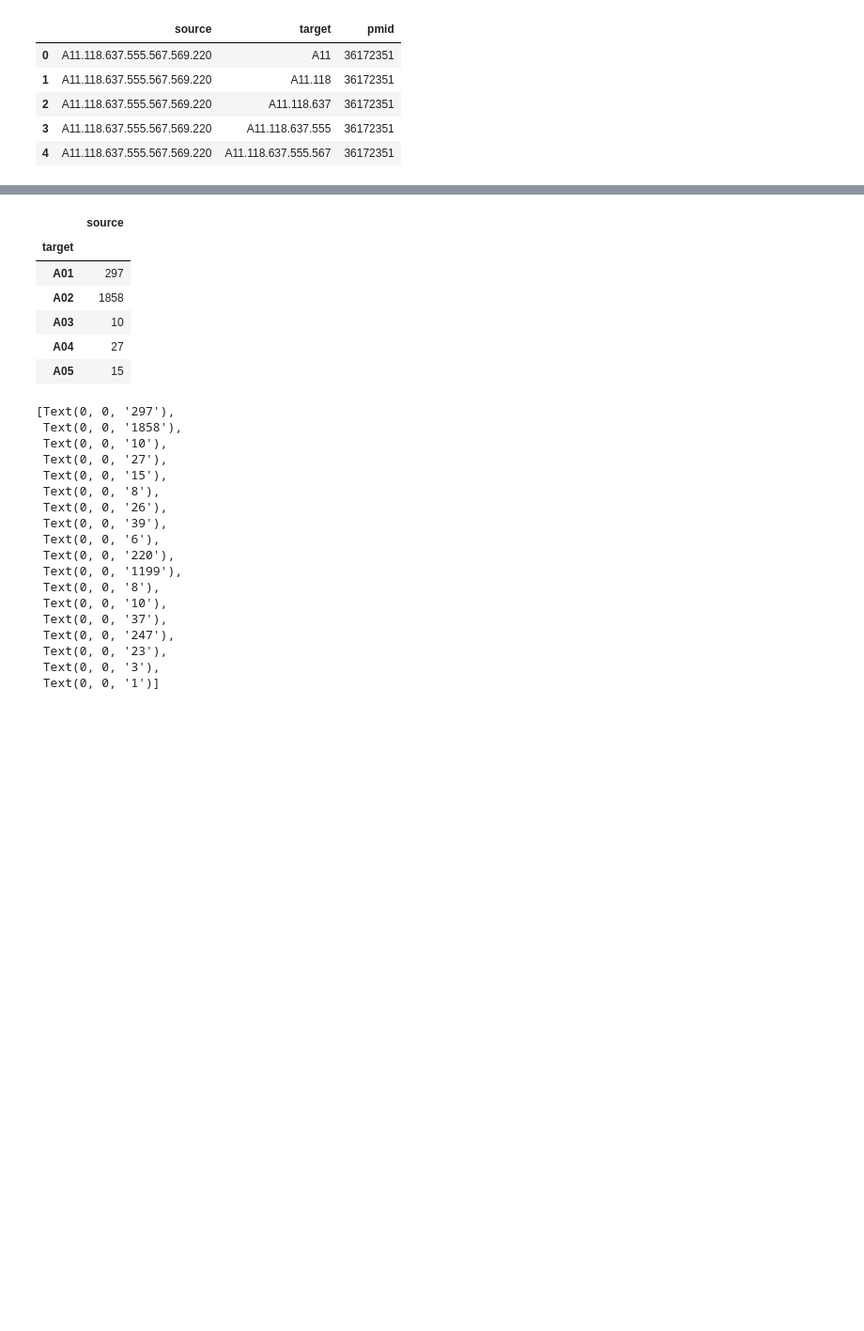
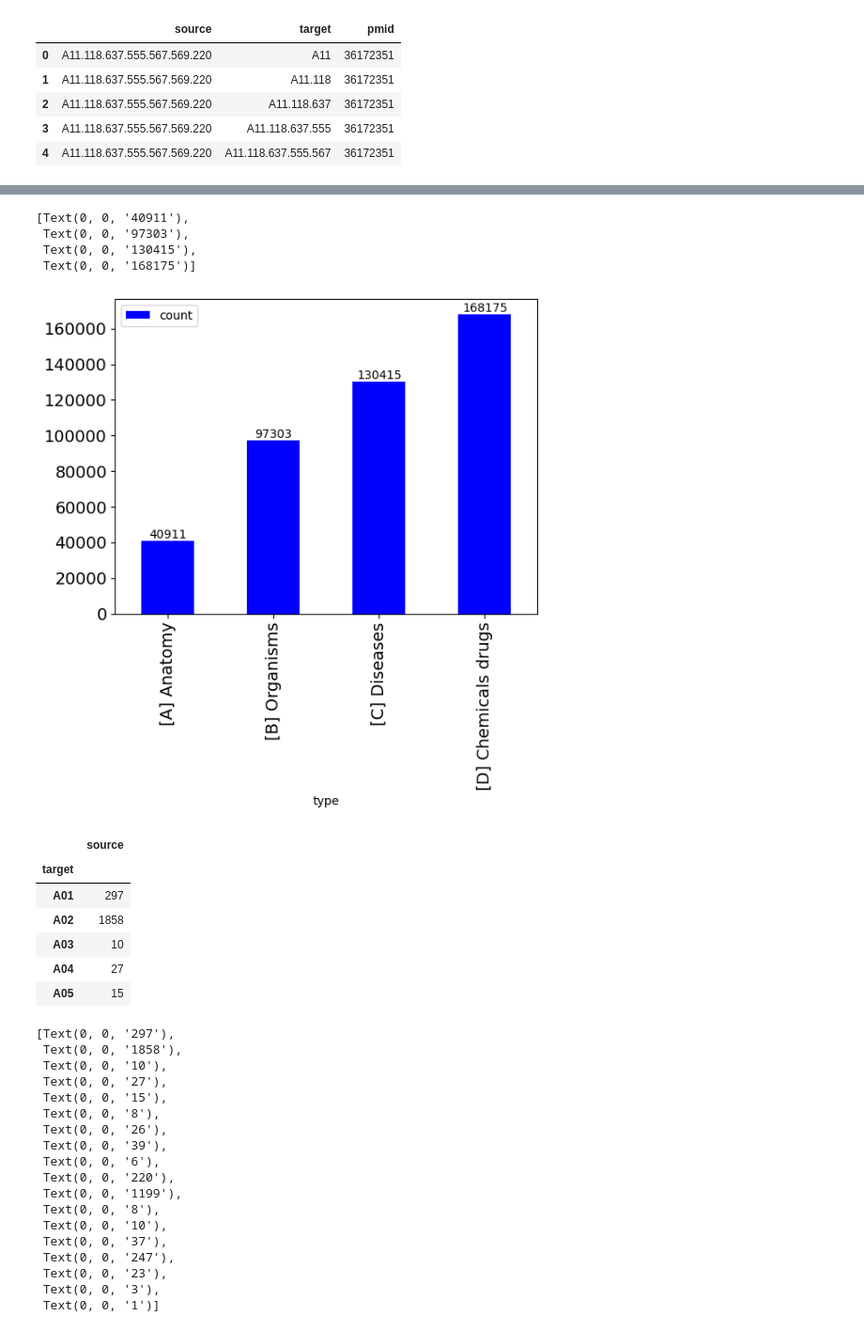
Before and after one commit to hannesbreit/pubmed-scrapper, a Jupyter notebook: descriptive-analysis.ipynb, the cells around one changed output, grey strips where cells are left out. Shown at 94% size. Drawn from its saved outputs; the diff is of its cells as text; code cells hidden in the pictures; blank space fills up the shorter version.

```diff
--- a/descriptive-analysis.ipynb
+++ b/descriptive-analysis.ipynb
@@ -71,0 +94,41 @@ ax.bar_label(ax.containers[0])
+# %%
+# count all values in the column 'source' which start with 'A' and assign it to a variable called anatomy_count
+Anatomy_count = df['source'].str.startswith('A').sum()
+# count all values in the column 'source' which start with 'B' and assign it to a variable called organisms_count
+Organisms_count = df['source'].str.startswith('B').sum()
+# count all values in the column 'source' which start with 'C' and assign it to a variable called diseases_count
+Diseases_count = df['source'].str.startswith('C').sum()
+# count all values in the column 'source' which start with 'D' and assign it to a variable called chemicals_drugs_count
+Chemicals_drugs_count = df['source'].str.startswith('D').sum()
+# # count all values in the column 'source' which start with 'E' and assign it to a variable called techniques_count
+# Techniques_count = df['source'].str.startswith('E').sum()
+# # count all values in the column 'source' which start with 'F' and assign it to a variable called psychology_count
+# Psychology_count = df['source'].str.startswith('F').sum()
+# # count all values in the column 'source' which start with 'G' and assign it to a variable called phenomena_processes_count
+# Phenomena_processes_count = df['source'].str.startswith('G').sum()
+# # count all values in the column 'source' which start with 'H' and assign it to a variable called disciplines_occupations_count
+# Disciplines_occupations_count = df['source'].str.startswith('H').sum()
+# # count all values in the column 'source' which start with 'I' and assign it to a variable called anthropology_count
+# Anthropology_count = df['source'].str.startswith('I').sum()
+# # count all values in the column 'source' which start with 'J' and assign it to a variable called technology_industry_count
+# Technology_industry_count = df['source'].str.startswith('J').sum()
+# # count all values in the column 'source' which start with 'K' and assign it to a variable called humanities_count
+# Humanities_count = df['source'].str.startswith('K').sum()
+# # count all values in the column 'source' which start with 'L' and assign it to a variable called information_science_count
+# Information_science_count = df['source'].str.startswith('L').sum()
+# # count all values in the column 'source' which start with 'M' and assign it to a variable called named_groups_count
+# Named_groups_count = df['source'].str.startswith('M').sum()
+# # count all values in the column 'source' which start with 'N' and assign it to a variable called health_care_count
+# Health_care_count = df['source'].str.startswith('N').sum()
+# # count all values in the column 'source' which start with 'V' and assign it to a variable called publication_characteristics_count
+# Publication_characteristics_count = df['source'].str.startswith('V').sum()
+# # count all values in the column 'source' which start with 'Z' and assign it to a variable called geographicals_count
+# Geographicals_count = df['source'].str.startswith('Z').sum()
+
+
+# create a datafram df2 with 2 columns describing the count of nodes and the type of node
+df2 = pd.DataFrame({'type': ['[A] Anatomy', '[B] Organisms', '[C] Diseases', '[D] Chemicals drugs'], 'count': [
+                   Anatomy_count, Organisms_count, Diseases_count, Chemicals_drugs_count]})
+
+# print first 5 rows of df2
+df2.head()
@@ -72,3 +141,13 @@ ax.bar_label(ax.containers[0])
+# %%
+# print barplot of the dataframe df2 with the type of node on the x-axis and the count of nodes on the y-axis
+ax = df2.plot.bar(y='count', x='type', rot=90, fontsize=14, color='blue')
+ax.bar_label(ax.containers[0])
+# %% [output]
+[Text(0, 0, '40911'),
+ Text(0, 0, '97303'),
+ Text(0, 0, '130415'),
+ Text(0, 0, '168175')]
+[figure, added]
 # %%
 # filter the dataframe df for all entries exactly from beginning with A and followed by two digits and is only 3 characters long and count the number of entries for each type of source node
 regex = r'^A\d{2}$'
```
Also changed, not shown: parts of 4 cells of this notebook.
